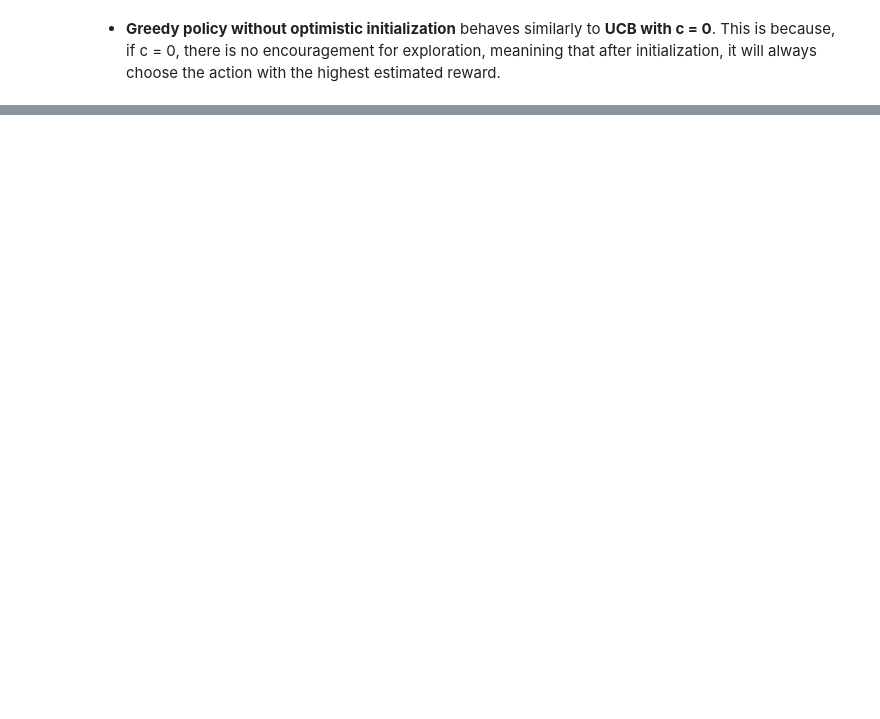
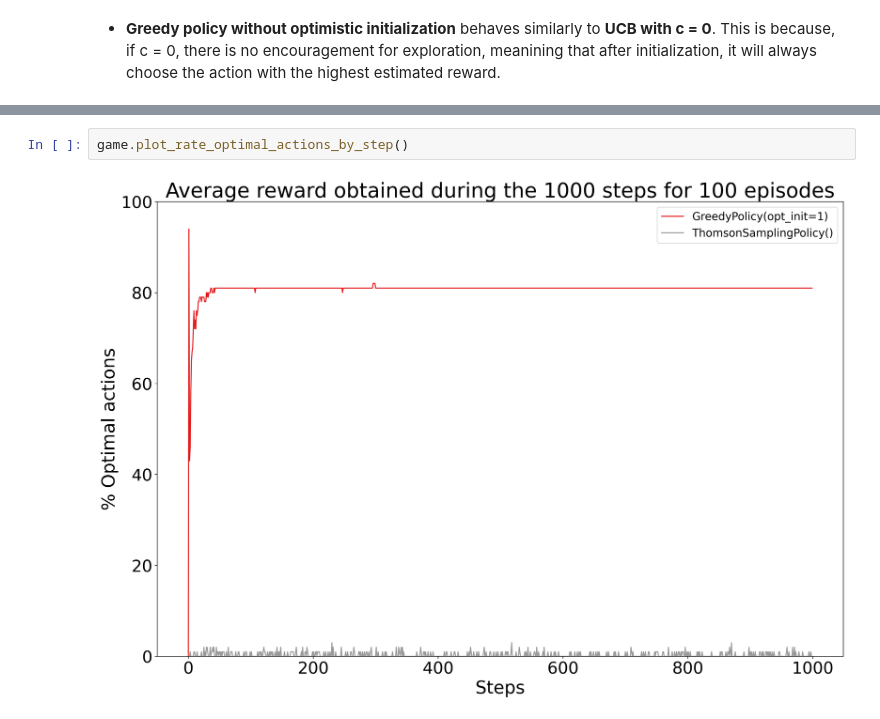
Before and after one commit to danielaLopes/pymab, a Jupyter notebook: examples/thomson_sampling.ipynb, the cells around one changed output, grey strips where cells are left out. Drawn from its saved outputs; the diff is of its cells as text; blank space fills up the shorter version.

```diff
--- a/examples/thomson_sampling.ipynb
+++ b/examples/thomson_sampling.ipynb
@@ -80,0 +47,4 @@ game.plot_rate_optimal_actions()
+# %%
+game.plot_rate_optimal_actions_by_step()
+# %% [output]
+[figure, added]
```
Also changed, not shown: parts of 6 cells of this notebook, 5 other files.
